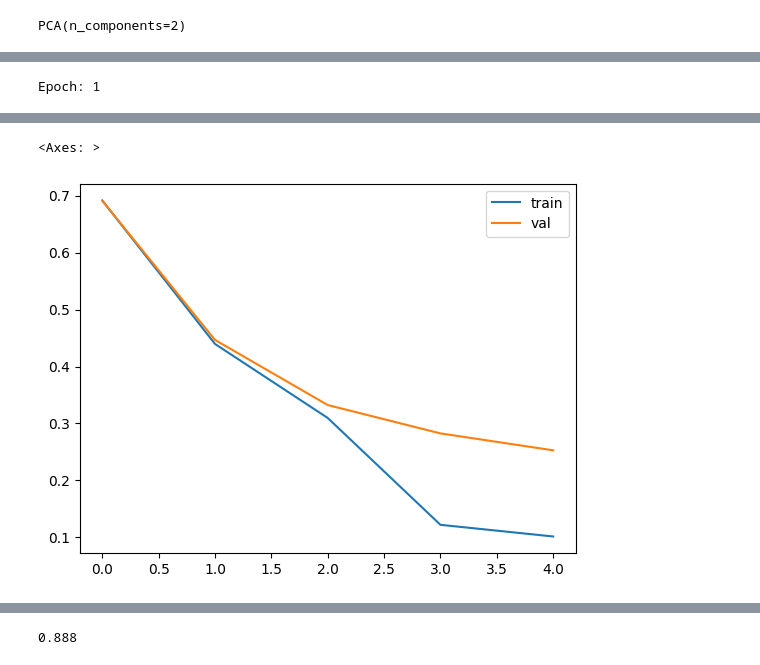
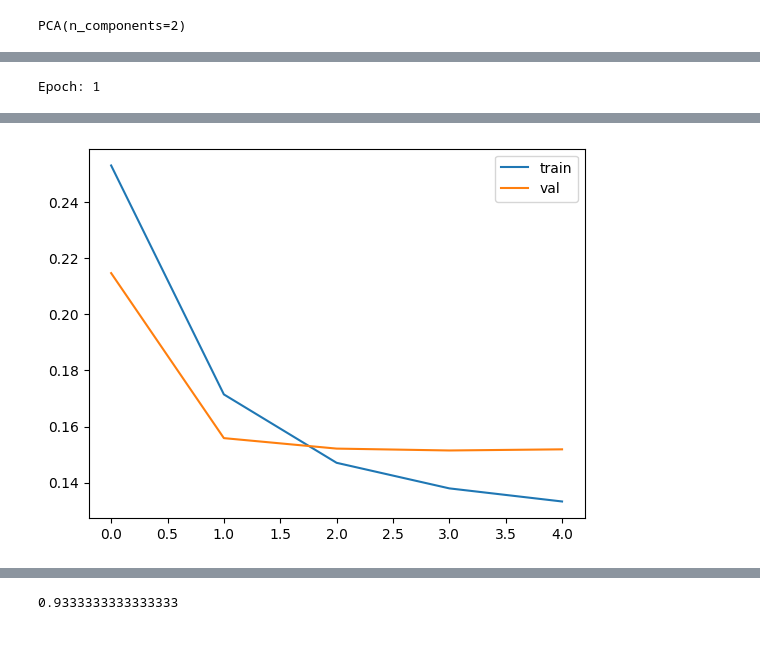
Before and after one commit to laandrad/nuclei, a Jupyter notebook: notebooks/random_groups.ipynb, the cells around one changed output, grey strips where cells are left out. Cells and saved outputs as stored; diff of their text form; code cells hidden in the pictures.

```diff
--- a/notebooks/random_groups.ipynb
+++ b/notebooks/random_groups.ipynb
@@ -1,10 +1,13 @@
 # %%
 from sklearn.datasets import make_classification
+from sklearn.model_selection import train_test_split
 
-x, y = make_classification(n_samples=500, n_features=4,
+x, y = make_classification(n_samples=1500, n_features=4,
                     n_classes=3, n_clusters_per_class=1,
                     random_state=42)
-stimuli = {'x': x, 'y': y}
+train_x, test_x, train_y, test_y = train_test_split(x, y, train_size=0.8)
+train_stimuli = {'x': train_x, 'y': train_y}
+test_stimuli = {'x': test_x, 'y': test_y}
 # %%
 from sklearn.decomposition import PCA
 
@@ -40,12 +39,12 @@ from src.nuclei.activations import Sigmoid, Binary, Relu
 from src.nuclei.losses import CrossEntropy, MAE
 from src.nuclei.anneal import LongAnneal
 # %%
-n = LongNucleus(input_size=4, output_size=2, activation=Sigmoid(), lr=0.05)
+n = LongNucleus1B(input_size=4, output_size=2, activation=Sigmoid(), lr=0.05)
 anneal = LongAnneal(n, temp=2, loss_func=CrossEntropy(), steps=500, epochs=5)
 # %%
 import pandas as pd
 
-best, loss, val = anneal.stimulate(stimuli, validate=True, train_size=0.2)
+best, loss, val = anneal.stimulate(train_stimuli, validate=True, train_size=0.2)
 pd.DataFrame(val).plot()
 # %% [output]
 Epoch: 1
@@ -70,5 +66,4 @@ Epoch training loss: 0.10759874076668893
-<Axes: >
-[figure, old version]
+[figure, new version]
 # %%
 def predict_case(model, stimulus):
     pred = [str(int(round(v, 0))) for v in model.project(stimulus)]
@@ -90,6 +85,6 @@ fig.show()
 # %% [output]
 [interactive output not drawn]
 # %%
-(stimuli['y'] == preds).mean()
+(test_stimuli['y'] == preds).mean()
 # %% [output]
-0.888
+0.9333333333333333
```
Also changed, not shown: parts of 10 cells of this notebook, 2 other files.
